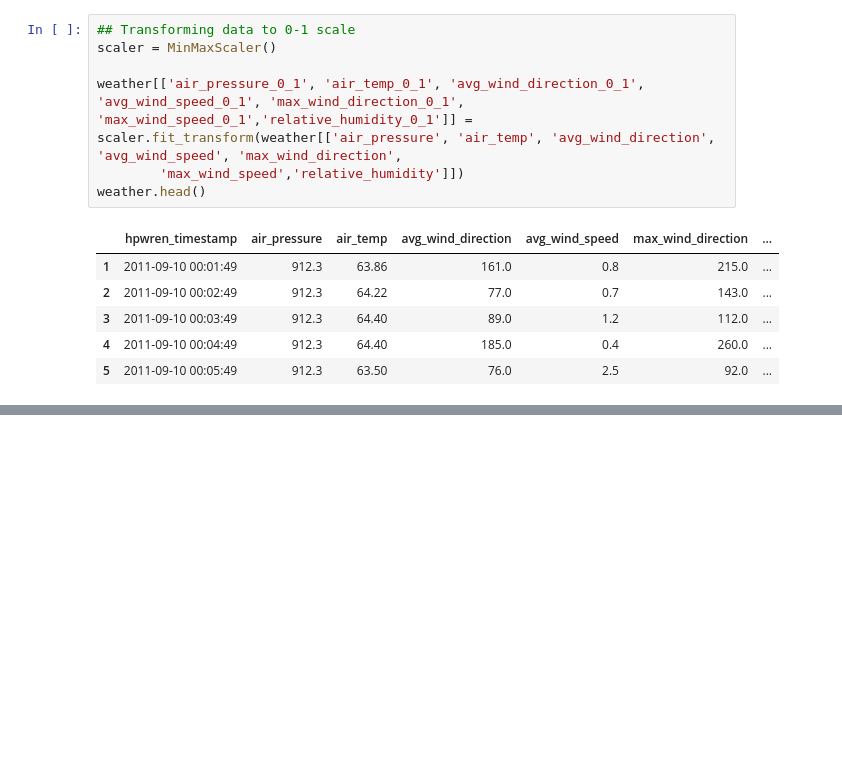
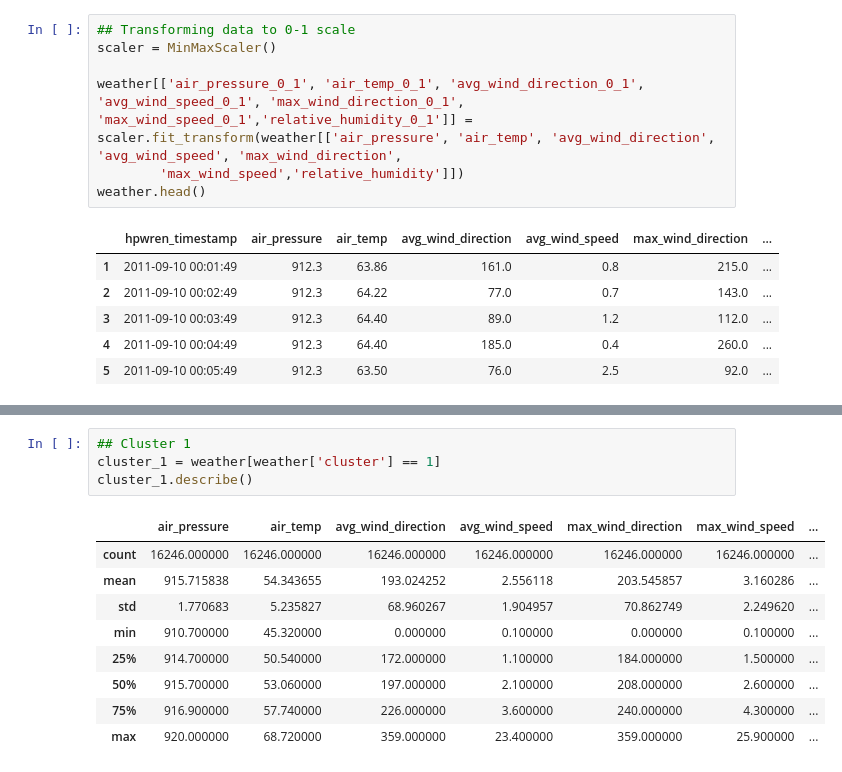
Before and after one commit to oscarm524/data_445_dummy, a Jupyter notebook: Exams/Exam2/Exam2.ipynb, the cells around one changed output, grey strips where cells are left out. Drawn from its saved outputs; the diff is of its cells as text; blank space fills up the shorter version.

```diff
--- a/Exams/Exam2/Exam2.ipynb
+++ b/Exams/Exam2/Exam2.ipynb
@@ -93,0 +140,14 @@ plt.show()
+# %%
+## Cluster 1
+cluster_1 = weather[weather['cluster'] == 1]
+cluster_1.describe()
+# %% [output]
+|  | air_pressure | air_temp | avg_wind_direction | avg_wind_speed | max_wind_direction | max_wind_speed | ... |
+| count | 16246.000000 | 16246.000000 | 16246.000000 | 16246.000000 | 16246.000000 | 16246.000000 | ... |
+| mean | 915.715838 | 54.343655 | 193.024252 | 2.556118 | 203.545857 | 3.160286 | ... |
+| std | 1.770683 | 5.235827 | 68.960267 | 1.904957 | 70.862749 | 2.249620 | ... |
+| min | 910.700000 | 45.320000 | 0.000000 | 0.100000 | 0.000000 | 0.100000 | ... |
+| 25% | 914.700000 | 50.540000 | 172.000000 | 1.100000 | 184.000000 | 1.500000 | ... |
+| 50% | 915.700000 | 53.060000 | 197.000000 | 2.100000 | 208.000000 | 2.600000 | ... |
+| 75% | 916.900000 | 57.740000 | 226.000000 | 3.600000 | 240.000000 | 4.300000 | ... |
+| max | 920.000000 | 68.720000 | 359.000000 | 23.400000 | 359.000000 | 25.900000 | ... |
```
Also changed, not shown: parts of 8 cells of this notebook.
